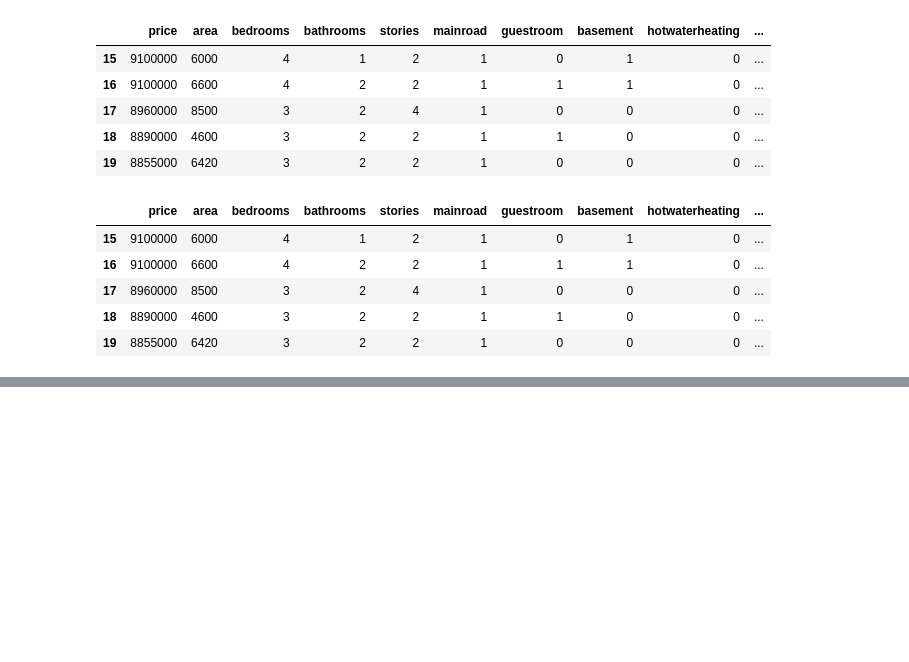
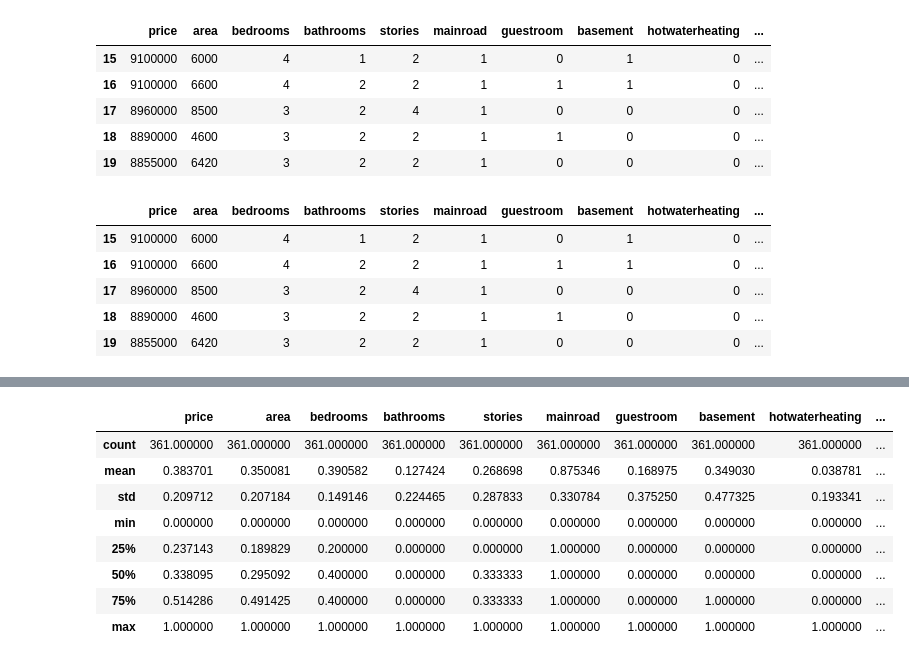
Before and after one commit to nagrohan579/house_price_prediction_linear_regression_model, a Jupyter notebook: house_price_prediction_linear_regression_model.ipynb, the cells around one changed output, grey strips where cells are left out. Drawn from its saved outputs; the diff is of its cells as text; code cells hidden in the pictures; blank space fills up the shorter version.

```diff
--- a/house_price_prediction_linear_regression_model.ipynb
+++ b/house_price_prediction_linear_regression_model.ipynb
@@ -271,0 +309,12 @@ housing.head()
+# %%
+df_train.describe()
+# %% [output]
+|  | price | area | bedrooms | bathrooms | stories | mainroad | guestroom | basement | hotwaterheating | ... |
+| count | 361.000000 | 361.000000 | 361.000000 | 361.000000 | 361.000000 | 361.000000 | 361.000000 | 361.000000 | 361.000000 | ... |
+| mean | 0.383701 | 0.350081 | 0.390582 | 0.127424 | 0.268698 | 0.875346 | 0.168975 | 0.349030 | 0.038781 | ... |
+| std | 0.209712 | 0.207184 | 0.149146 | 0.224465 | 0.287833 | 0.330784 | 0.375250 | 0.477325 | 0.193341 | ... |
+| min | 0.000000 | 0.000000 | 0.000000 | 0.000000 | 0.000000 | 0.000000 | 0.000000 | 0.000000 | 0.000000 | ... |
+| 25% | 0.237143 | 0.189829 | 0.200000 | 0.000000 | 0.000000 | 1.000000 | 0.000000 | 0.000000 | 0.000000 | ... |
+| 50% | 0.338095 | 0.295092 | 0.400000 | 0.000000 | 0.333333 | 1.000000 | 0.000000 | 0.000000 | 0.000000 | ... |
+| 75% | 0.514286 | 0.491425 | 0.400000 | 0.000000 | 0.333333 | 1.000000 | 0.000000 | 1.000000 | 0.000000 | ... |
+| max | 1.000000 | 1.000000 | 1.000000 | 1.000000 | 1.000000 | 1.000000 | 1.000000 | 1.000000 | 1.000000 | ... |
```
Also changed, not shown: parts of 19 cells of this notebook.
